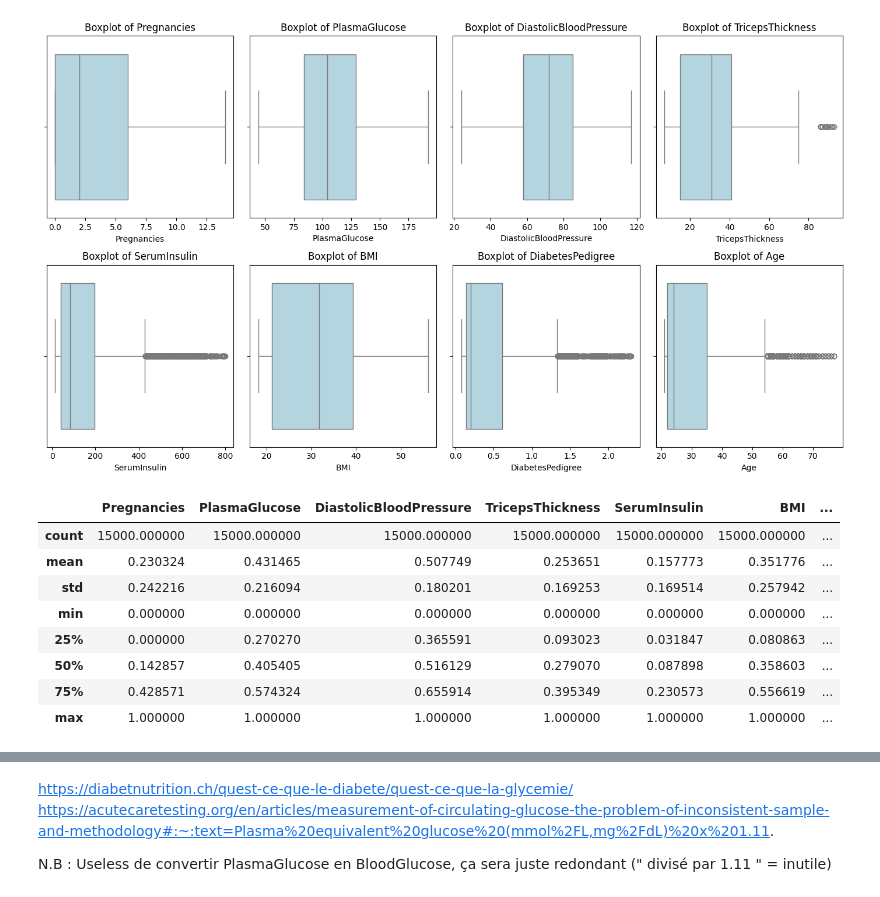
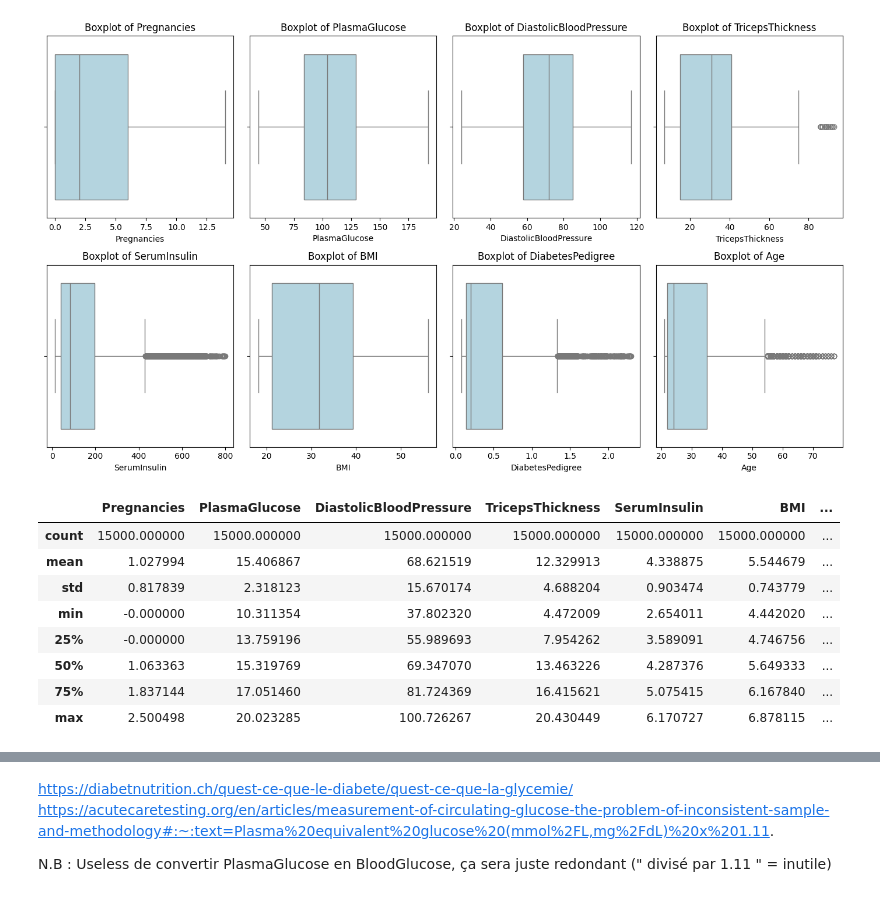
Before and after one commit to NathanBrunet/ML-Project-Diabetes-Prediction, a Jupyter notebook: DiabetesPrediction.ipynb, the cells around one changed output, grey strips where cells are left out. Cells and saved outputs as stored; diff of their text form; code cells hidden in the pictures.

```diff
--- a/DiabetesPrediction.ipynb
+++ b/DiabetesPrediction.ipynb
@@ -164,53 +157,33 @@ for i, col in enumerate(features.columns, 1):
 plt.show()
 # %% [output]
 [figure]
-# %%
-# Outlier detection, capping, skewness handling & Normalization of the data
-
-from sklearn.preprocessing import PowerTransformer, MinMaxScaler
-
-# Drop the 'Diabetic' column (categorical variable)
-df_wt = df_noid.drop(columns=['Diabetic']) #WT for "Without Target"
-
-# Detect outliers using IQR and print them
-
-def preprocess_outliers(df, action):
-    """
-    Function to handle outliers in the dataframe based on the action parameter.
-    action = 0: Winsorize outliers at 5th and 95th percentiles.
-    action = 1: Remove rows with outliers beyond 5th and 95th percentiles.
-    """
-    for col in df.columns:
-        lower_bound = df[col].quantile(0.05)
-        upper_bound = df[col].quantile(0.95)
-
-        if action == 0:  # Winsorization
-            df[col] = np.where(df[col] < lower_bound, lower_bound, df[col])
-            df[col] = np.where(df[col] > upper_bound, upper_bound, df[col])
-
-        elif action == 1:  # Remove rows with outliers
-            df = df[(df[col] >= lower_bound) & (df[col] <= upper_bound)]
-
-    return df
-
-# Apply Yeo-Johnson transformation to handle skewness
-pt = PowerTransformer(method='yeo-johnson', standardize=False)  # standardize=False to avoid automatic scaling
-df_noid = pd.DataFrame(pt.fit_transform(df_noid), columns=df_noid.columns)
-
-# Normalize the data using Min-Max scaling
-scaler = MinMaxScaler()
-df_wt = pd.DataFrame(scaler.fit_transform(df_wt), columns=df_wt.columns)
-
-# Print the processed DataFrame head
-display(df_wt.describe())
-# %% [output]
-|  | Pregnancies | PlasmaGlucose | DiastolicBloodPressure | TricepsThickness | SerumInsulin | BMI | ... |
-| count | 15000.000000 | 15000.000000 | 15000.000000 | 15000.000000 | 15000.000000 | 15000.000000 | ... |
-| mean | 0.230324 | 0.431465 | 0.507749 | 0.253651 | 0.157773 | 0.351776 | ... |
-| std | 0.242216 | 0.216094 | 0.180201 | 0.169253 | 0.169514 | 0.257942 | ... |
-| min | 0.000000 | 0.000000 | 0.000000 | 0.000000 | 0.000000 | 0.000000 | ... |
-| 25% | 0.000000 | 0.270270 | 0.365591 | 0.093023 | 0.031847 | 0.080863 | ... |
-| 50% | 0.142857 | 0.405405 | 0.516129 | 0.279070 | 0.087898 | 0.358603 | ... |
-| 75% | 0.428571 | 0.574324 | 0.655914 | 0.395349 | 0.230573 | 0.556619 | ... |
-| max | 1.000000 | 1.000000 | 1.000000 | 1.000000 | 1.000000 | 1.000000 | ... |
+# %%
+# Skewness and outliers handling & Normalization of the data
+
+# Apply Yeo-Johnson transformation to handle skewness
+from sklearn.preprocessing import PowerTransformer
+pt = PowerTransformer(method='yeo-johnson', standardize=False)  # standardize=False to avoid automatic scaling (Yeo-Johnson to handle null values for Pregnancies)
+df_wt = pd.DataFrame(pt.fit_transform(df_wt), columns=df_wt.columns)
+
+# Print the processed DataFrame head
+display(df_wt.describe())
+
+# Compute skewness for all columns in the DataFrame (except "Diabetic" obviously)
+from scipy.stats import skew
+skewness_all_columns = df_wt.apply(skew, axis=0)
+
+# Print skewness for each column
+print(skewness_all_columns)
+
+# https://www.numberanalytics.com/blog/10-statistical-insights-yeo-johnson-transformation-regression-models : handle outliers with Yeo-Johnson
+# %% [output]
+|  | Pregnancies | PlasmaGlucose | DiastolicBloodPressure | TricepsThickness | SerumInsulin | BMI | ... |
+| count | 15000.000000 | 15000.000000 | 15000.000000 | 15000.000000 | 15000.000000 | 15000.000000 | ... |
+| mean | 1.027994 | 15.406867 | 68.621519 | 12.329913 | 4.338875 | 5.544679 | ... |
+| std | 0.817839 | 2.318123 | 15.670174 | 4.688204 | 0.903474 | 0.743779 | ... |
+| min | -0.000000 | 10.311354 | 37.802320 | 4.472009 | 2.654011 | 4.442020 | ... |
+| 25% | -0.000000 | 13.759196 | 55.989693 | 7.954262 | 3.589091 | 4.746756 | ... |
+| 50% | 1.063363 | 15.319769 | 69.347070 | 13.463226 | 4.287376 | 5.649333 | ... |
+| 75% | 1.837144 | 17.051460 | 81.724369 | 16.415621 | 5.075415 | 6.167840 | ... |
+| max | 2.500498 | 20.023285 | 100.726267 | 20.430449 | 6.170727 | 6.878115 | ... |
 # %%
```
Also changed, not shown: parts of 12 cells of this notebook.
